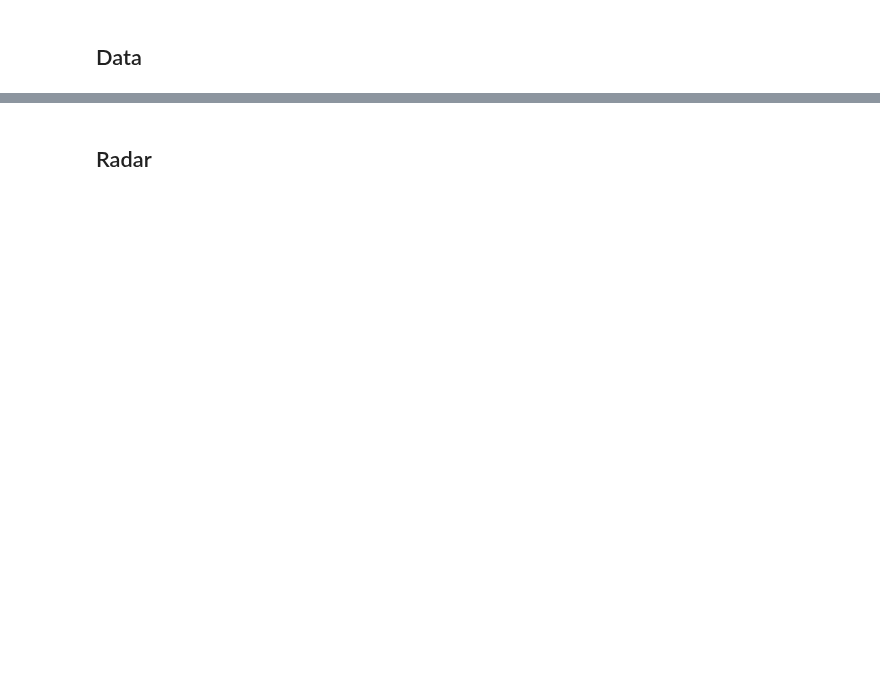
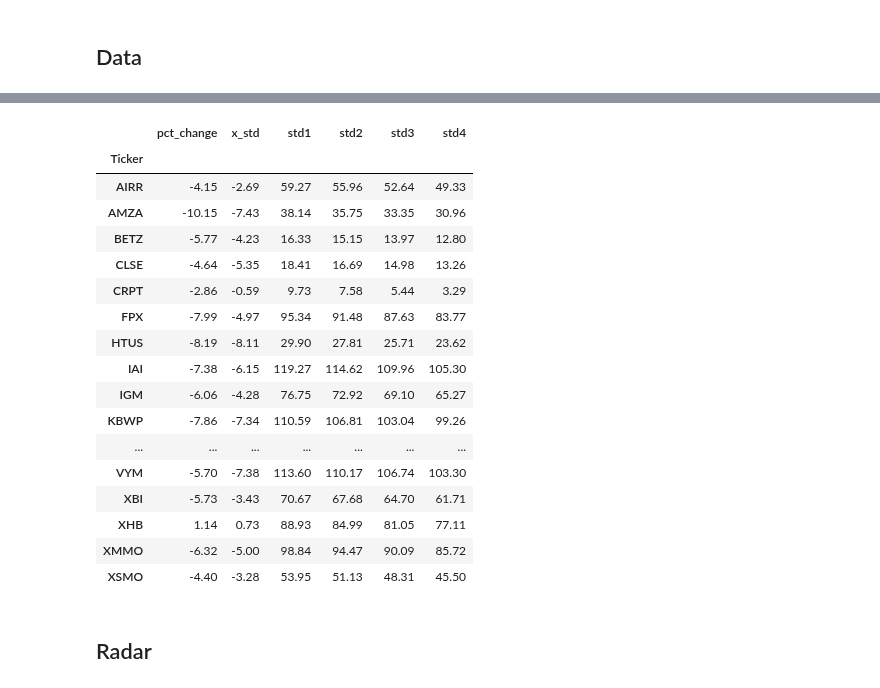
Before and after one commit to revizor1/Fin, a Jupyter notebook: PZF.ipynb, the cells around one changed output, grey strips where cells are left out. Drawn from its saved outputs; the diff is of its cells as text; code cells hidden in the pictures; blank space fills up the shorter version.

```diff
--- a/PZF.ipynb
+++ b/PZF.ipynb
@@ -525,3 +562,29 @@ price_bands() # Calculate price bands
+# %%
+dev = pd.DataFrame()
+dev['pct_change'] = idx['Adj Close'].pct_change().iloc[-1]*100
+dev['x_std'] = (idx['Adj Close'].pct_change()/idx['Adj Close'].pct_change().std()).iloc[-1]
+for i in range(1,5):
+    dev[f"std{i}"] = idx['Adj Close'].iloc[-1] - i * idx['Adj Close'].std()**.5
+dev
+# %% [output]
+|  | pct_change | x_std | std1 | std2 | std3 | std4 |
+| Ticker |  |  |  |  |  |  |
+| AIRR | -4.15 | -2.69 | 59.27 | 55.96 | 52.64 | 49.33 |
+| AMZA | -10.15 | -7.43 | 38.14 | 35.75 | 33.35 | 30.96 |
+| BETZ | -5.77 | -4.23 | 16.33 | 15.15 | 13.97 | 12.80 |
+| CLSE | -4.64 | -5.35 | 18.41 | 16.69 | 14.98 | 13.26 |
+| CRPT | -2.86 | -0.59 | 9.73 | 7.58 | 5.44 | 3.29 |
+| FPX | -7.99 | -4.97 | 95.34 | 91.48 | 87.63 | 83.77 |
+| HTUS | -8.19 | -8.11 | 29.90 | 27.81 | 25.71 | 23.62 |
+| IAI | -7.38 | -6.15 | 119.27 | 114.62 | 109.96 | 105.30 |
+| IGM | -6.06 | -4.28 | 76.75 | 72.92 | 69.10 | 65.27 |
+| KBWP | -7.86 | -7.34 | 110.59 | 106.81 | 103.04 | 99.26 |
+| ... | ... | ... | ... | ... | ... | ... |
+| VYM | -5.70 | -7.38 | 113.60 | 110.17 | 106.74 | 103.30 |
+| XBI | -5.73 | -3.43 | 70.67 | 67.68 | 64.70 | 61.71 |
+| XHB | 1.14 | 0.73 | 88.93 | 84.99 | 81.05 | 77.11 |
+| XMMO | -6.32 | -5.00 | 98.84 | 94.47 | 90.09 | 85.72 |
+| XSMO | -4.40 | -3.28 | 53.95 | 51.13 | 48.31 | 45.50 |
 # %% [markdown]
 ## Radar
 # %%
```
Also changed, not shown: parts of 23 cells of this notebook.
